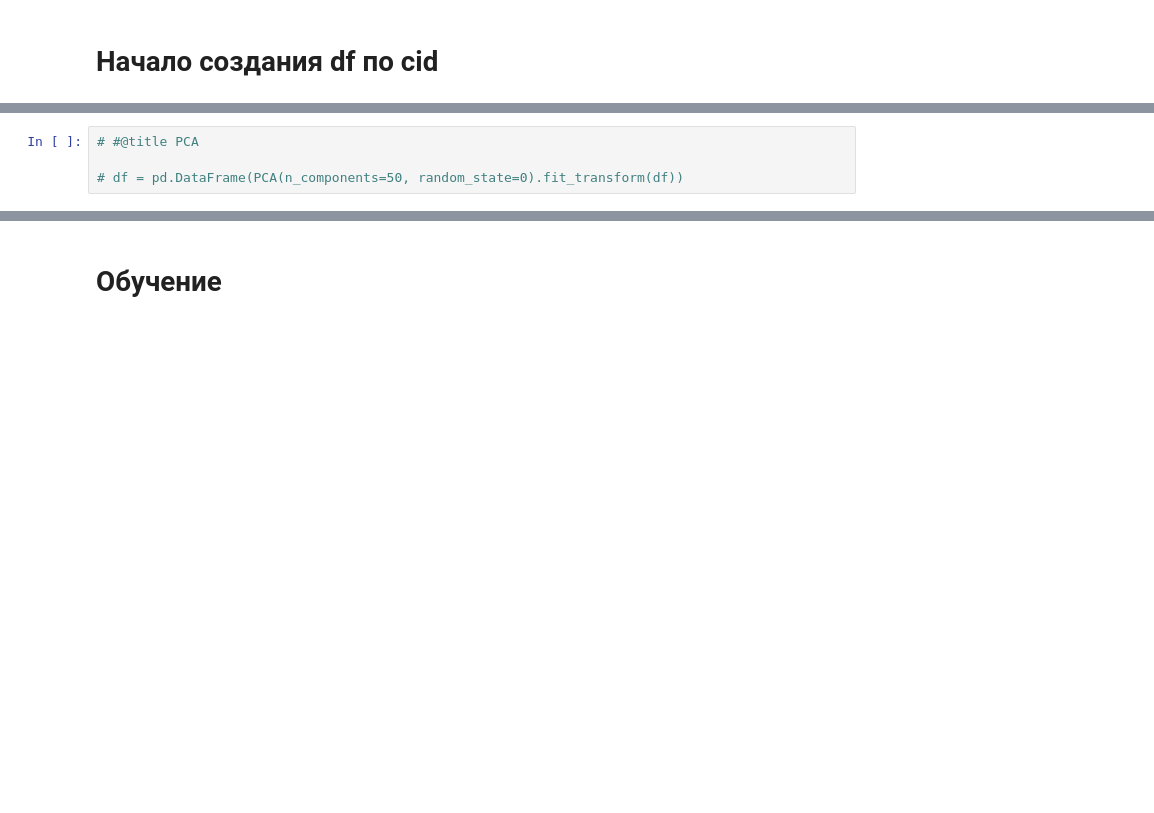
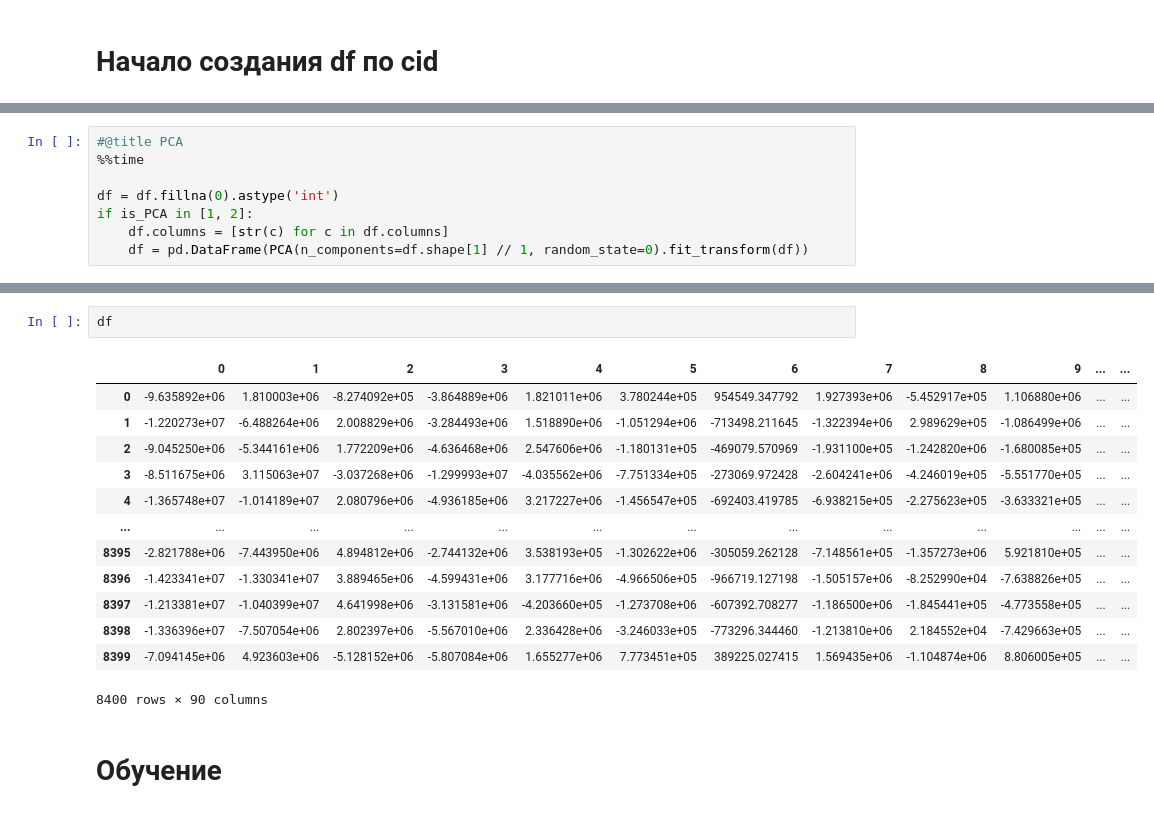
Before and after one commit to esheshka/sber_SSAD, a Jupyter notebook: Что_то_зачем_то.ipynb, the cells around one changed output, grey strips where cells are left out. Cells and saved outputs as stored; diff of their text form; blank space fills up the shorter version.

```diff
--- a/Что_то_зачем_то.ipynb
+++ b/Что_то_зачем_то.ipynb
@@ -178,4 +304,8 @@ df = df.fillna(0).astype('int')
 # %%
-# #@title PCA
+#@title PCA
+%%time
 
-# df = pd.DataFrame(PCA(n_components=50, random_state=0).fit_transform(df))
+df = df.fillna(0).astype('int')
+if is_PCA in [1, 2]:
+    df.columns = [str(c) for c in df.columns]
+    df = pd.DataFrame(PCA(n_components=df.shape[1] // 1, random_state=0).fit_transform(df))
@@ -182,3 +315,19 @@ df = df.fillna(0).astype('int')
+# %%
+df
+# %% [output]
+|  | 0 | 1 | 2 | 3 | 4 | 5 | 6 | 7 | 8 | 9 | ... | ... |
+| 0 | -9.635892e+06 | 1.810003e+06 | -8.274092e+05 | -3.864889e+06 | 1.821011e+06 | 3.780244e+05 | 954549.347792 | 1.927393e+06 | -5.452917e+05 | 1.106880e+06 | ... | ... |
+| 1 | -1.220273e+07 | -6.488264e+06 | 2.008829e+06 | -3.284493e+06 | 1.518890e+06 | -1.051294e+06 | -713498.211645 | -1.322394e+06 | 2.989629e+05 | -1.086499e+06 | ... | ... |
+| 2 | -9.045250e+06 | -5.344161e+06 | 1.772209e+06 | -4.636468e+06 | 2.547606e+06 | -1.180131e+05 | -469079.570969 | -1.931100e+05 | -1.242820e+06 | -1.680085e+05 | ... | ... |
+| 3 | -8.511675e+06 | 3.115063e+07 | -3.037268e+06 | -1.299993e+07 | -4.035562e+06 | -7.751334e+05 | -273069.972428 | -2.604241e+06 | -4.246019e+05 | -5.551770e+05 | ... | ... |
+| 4 | -1.365748e+07 | -1.014189e+07 | 2.080796e+06 | -4.936185e+06 | 3.217227e+06 | -1.456547e+05 | -692403.419785 | -6.938215e+05 | -2.275623e+05 | -3.633321e+05 | ... | ... |
+| ... | ... | ... | ... | ... | ... | ... | ... | ... | ... | ... | ... | ... |
+| 8395 | -2.821788e+06 | -7.443950e+06 | 4.894812e+06 | -2.744132e+06 | 3.538193e+05 | -1.302622e+06 | -305059.262128 | -7.148561e+05 | -1.357273e+06 | 5.921810e+05 | ... | ... |
+| 8396 | -1.423341e+07 | -1.330341e+07 | 3.889465e+06 | -4.599431e+06 | 3.177716e+06 | -4.966506e+05 | -966719.127198 | -1.505157e+06 | -8.252990e+04 | -7.638826e+05 | ... | ... |
+| 8397 | -1.213381e+07 | -1.040399e+07 | 4.641998e+06 | -3.131581e+06 | -4.203660e+05 | -1.273708e+06 | -607392.708277 | -1.186500e+06 | -1.845441e+05 | -4.773558e+05 | ... | ... |
+| 8398 | -1.336396e+07 | -7.507054e+06 | 2.802397e+06 | -5.567010e+06 | 2.336428e+06 | -3.246033e+05 | -773296.344460 | -1.213810e+06 | 2.184552e+04 | -7.429663e+05 | ... | ... |
+| 8399 | -7.094145e+06 | 4.923603e+06 | -5.128152e+06 | -5.807084e+06 | 1.655277e+06 | 7.773451e+05 | 389225.027415 | 1.569435e+06 | -1.104874e+06 | 8.806005e+05 | ... | ... |
+8400 rows × 90 columns
 # %% [markdown]
 # **Обучение**
 # %%
```
Also changed, not shown: parts of 29 cells of this notebook.
